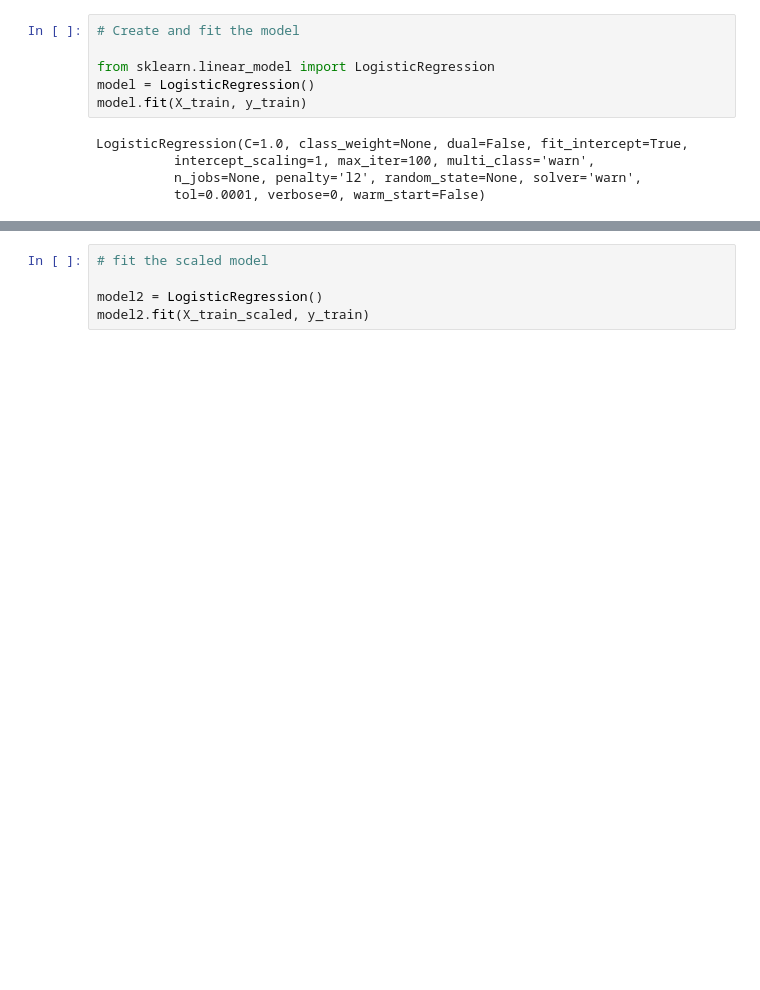
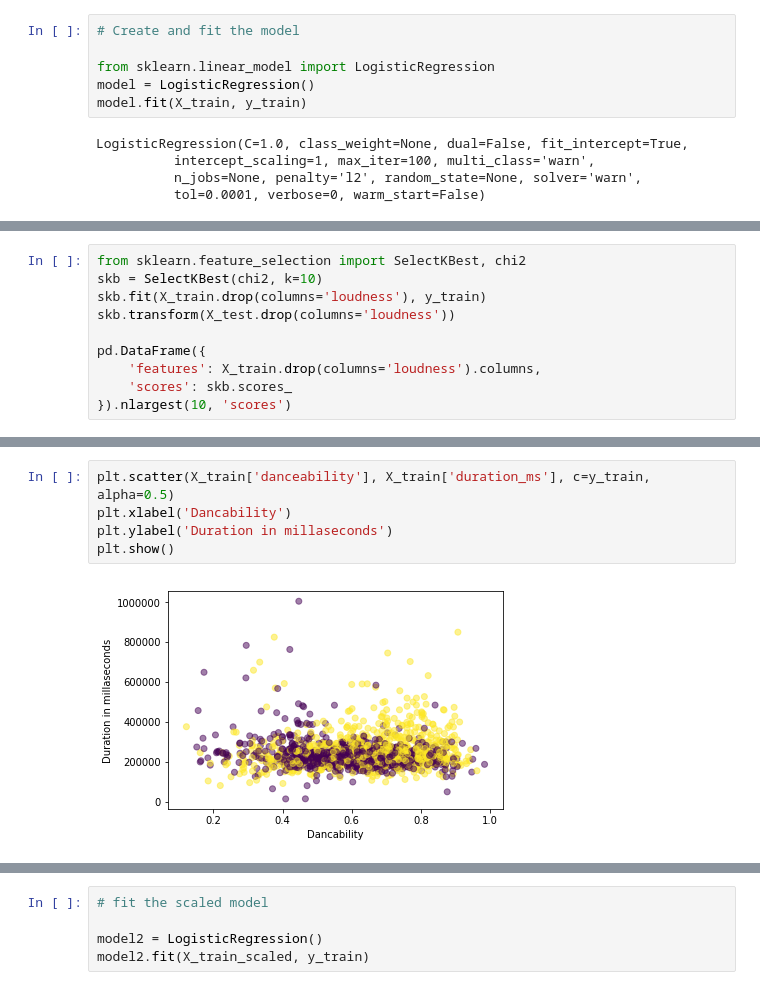
Before and after one commit to RyanSchraeder/SpotiPy, a Jupyter notebook: Music_ML-Regression.ipynb, the cells around one changed output, grey strips where cells are left out. Cells and saved outputs as stored; diff of their text form; blank space fills up the shorter version.

```diff
--- a/Music_ML-Regression.ipynb
+++ b/Music_ML-Regression.ipynb
@@ -86,0 +111,10 @@ Testing Data Score: 0.9485148514851485
+# %%
+from sklearn.feature_selection import SelectKBest, chi2
+skb = SelectKBest(chi2, k=10)
+skb.fit(X_train.drop(columns='loudness'), y_train)
+skb.transform(X_test.drop(columns='loudness'))
+
+pd.DataFrame({
+    'features': X_train.drop(columns='loudness').columns,
+    'scores': skb.scores_
+}).nlargest(10, 'scores')
@@ -86,0 +133,7 @@ Testing Data Score: 0.9485148514851485
+# %%
+plt.scatter(X_train['danceability'], X_train['duration_ms'], c=y_train, alpha=0.5)
+plt.xlabel('Dancability')
+plt.ylabel('Duration in millaseconds')
+plt.show()
+# %% [output]
+[figure, added]
```
Also changed, not shown: parts of 21 cells of this notebook.
